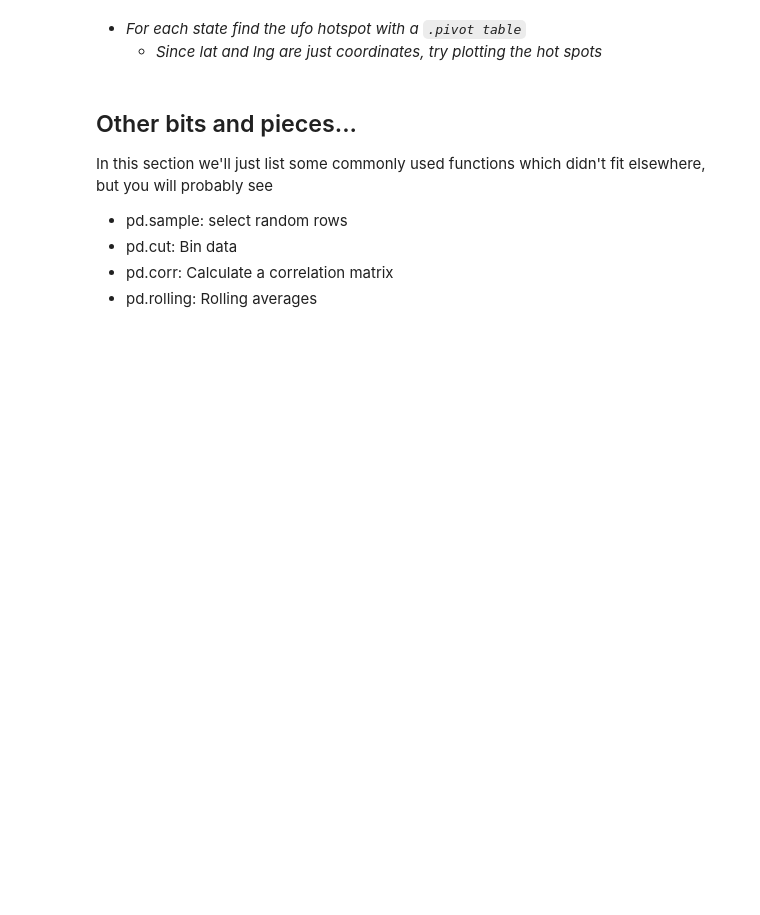
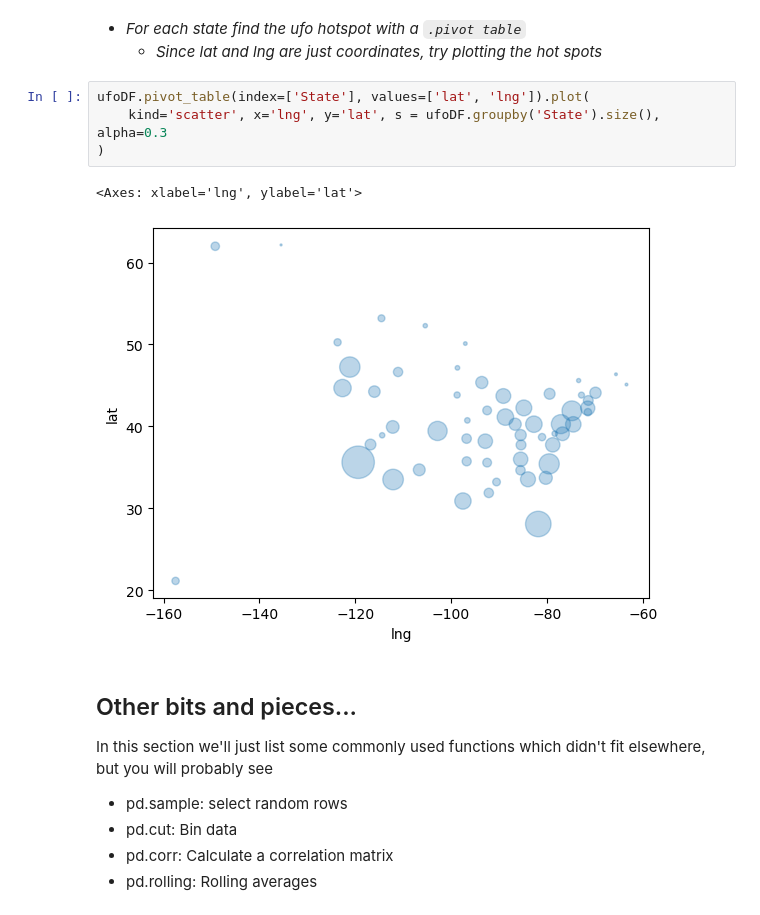
Before and after one commit to ianabc/m2pi2024, a Jupyter notebook: LectureNotes/Pandas.ipynb, the cells around one changed output. Drawn from its saved outputs; the diff is of its cells as text; blank space fills up the shorter version.

```diff
--- a/LectureNotes/Pandas.ipynb
+++ b/LectureNotes/Pandas.ipynb
@@ -1479,6 +1608,13 @@ _Look at the number of observations in California by month_
 # %% [markdown]
 * _For each state find the ufo hotspot with a `.pivot table`_
   * _Since _lat_ and _lng_ are just coordinates, try plotting the hot spots_
+# %%
+ufoDF.pivot_table(index=['State'], values=['lat', 'lng']).plot(
+    kind='scatter', x='lng', y='lat', s = ufoDF.groupby('State').size(), alpha=0.3
+)
+# %% [output]
+<Axes: xlabel='lng', ylabel='lat'>
+[figure, added]
 # %% [markdown]
 ## Other bits and pieces...
 
```
Also changed, not shown: parts of 35 cells of this notebook, 3 other files.
